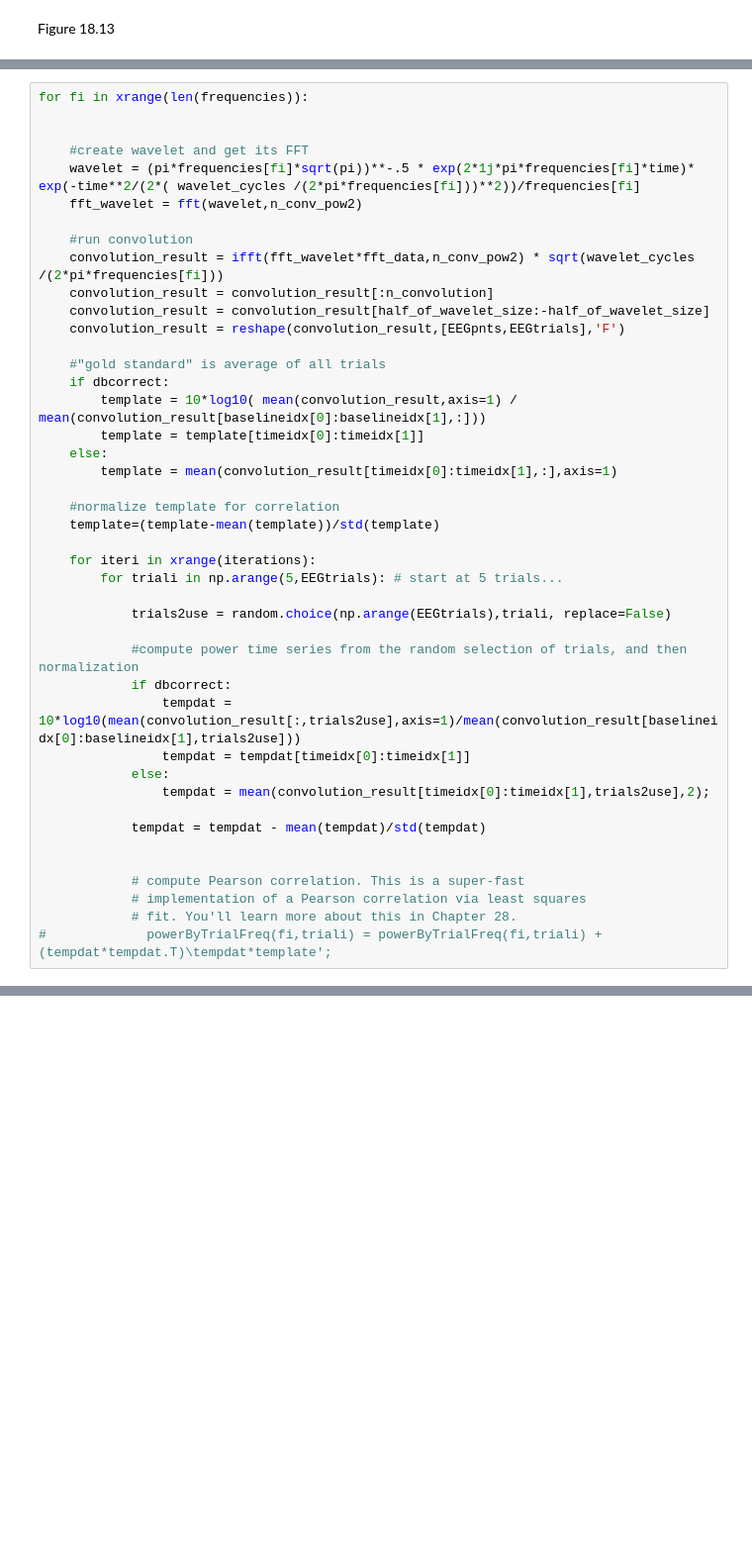
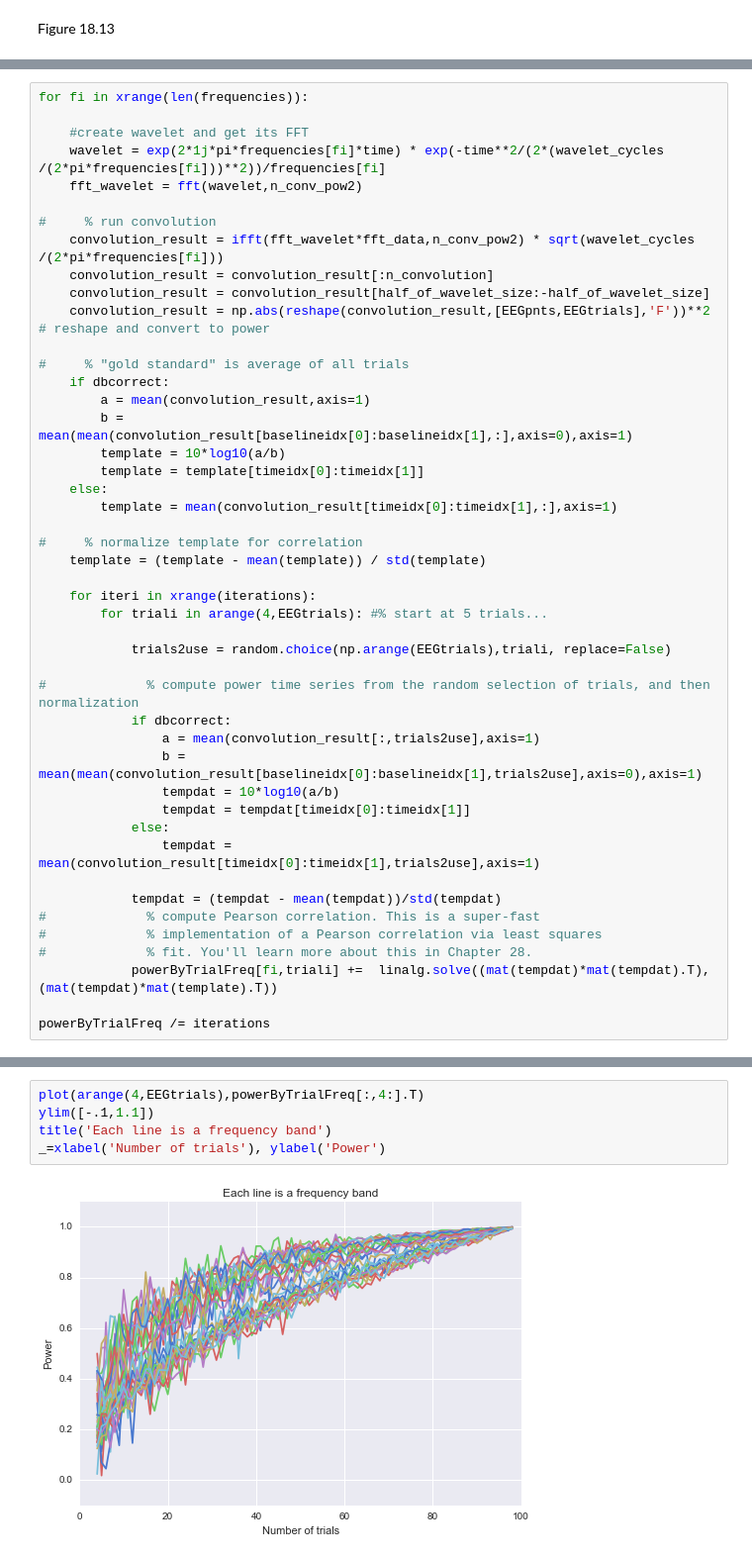
Before and after one commit to lyndond/Analyzing_Neural_Time_Series, a Jupyter notebook: chapter18.ipynb, the cells around one changed output, grey strips where cells are left out. Shown at 99% size. Saved outputs shown, nothing was run; the diff lists cells and outputs as text; blank space fills up the shorter version.

Commit message:
Finished chapter 18

```diff
--- a/chapter18.ipynb
+++ b/chapter18.ipynb
@@ -511,43 +511,46 @@ timeidx = dsearchn(EEGtimes,[start_time, end_time])
 # %%
 for fi in xrange(len(frequencies)):
 
-
     #create wavelet and get its FFT
-    wavelet = (pi*frequencies[fi]*sqrt(pi))**-.5 * exp(2*1j*pi*frequencies[fi]*time)* exp(-time**2/(2*( wavelet_cycles /(2*pi*frequencies[fi]))**2))/frequencies[fi]
+    wavelet = exp(2*1j*pi*frequencies[fi]*time) * exp(-time**2/(2*(wavelet_cycles /(2*pi*frequencies[fi]))**2))/frequencies[fi]
     fft_wavelet = fft(wavelet,n_conv_pow2)
 
-    #run convolution
+#     % run convolution
     convolution_result = ifft(fft_wavelet*fft_data,n_conv_pow2) * sqrt(wavelet_cycles /(2*pi*frequencies[fi]))
     convolution_result = convolution_result[:n_convolution]
     convolution_result = convolution_result[half_of_wavelet_size:-half_of_wavelet_size]
-    convolution_result = reshape(convolution_result,[EEGpnts,EEGtrials],'F')
+    convolution_result = np.abs(reshape(convolution_result,[EEGpnts,EEGtrials],'F'))**2 # reshape and convert to power
 
-    #"gold standard" is average of all trials
+#     % "gold standard" is average of all trials
     if dbcorrect:
-        template = 10*log10( mean(convolution_result,axis=1) / mean(convolution_result[baselineidx[0]:baselineidx[1],:]))
+        a = mean(convolution_result,axis=1)
+        b = mean(mean(convolution_result[baselineidx[0]:baselineidx[1],:],axis=0),axis=1)
+        template = 10*log10(a/b)
         template = template[timeidx[0]:timeidx[1]]
     else:
         template = mean(convolution_result[timeidx[0]:timeidx[1],:],axis=1)
 
-    #normalize template for correlation
-    template=(template-mean(template))/std(template)
+#     % normalize template for correlation
+    template = (template - mean(template)) / std(template)
 
     for iteri in xrange(iterations):
-        for triali in np.arange(5,EEGtrials): # start at 5 trials...
+        for triali in arange(4,EEGtrials): #% start at 5 trials...
 
             trials2use = random.choice(np.arange(EEGtrials),triali, replace=False)
 
-            #compute power time series from the random selection of trials, and then normalization
+#             % compute power time series from the random selection of trials, and then normalization
             if dbcorrect:
-                tempdat = 10*log10(mean(convolution_result[:,trials2use],axis=1)/mean(convolution_result[baselineidx[0]:baselineidx[1],trials2use]))
+                a = mean(convolution_result[:,trials2use],axis=1)
+                b = mean(mean(convolution_result[baselineidx[0]:baselineidx[1],trials2use],axis=0),axis=1)
+                tempdat = 10*log10(a/b)
                 tempdat = tempdat[timeidx[0]:timeidx[1]]
             else:
-                tempdat = mean(convolution_result[timeidx[0]:timeidx[1],trials2use],2);
+                tempdat = mean(convolution_result[timeidx[0]:timeidx[1],trials2use],axis=1)
 
-            tempdat = tempdat - mean(tempdat)/std(tempdat)
+            tempdat = (tempdat - mean(tempdat))/std(tempdat)
+#             % compute Pearson correlation. This is a super-fast
+#             % implementation of a Pearson correlation via least squares
+#             % fit. You'll learn more about this in Chapter 28.
+            powerByTrialFreq[fi,triali] +=  linalg.solve((mat(tempdat)*mat(tempdat).T),(mat(tempdat)*mat(template).T))
 
-
-            # compute Pearson correlation. This is a super-fast
-            # implementation of a Pearson correlation via least squares
-            # fit. You'll learn more about this in Chapter 28.
-#             powerByTrialFreq(fi,triali) = powerByTrialFreq(fi,triali) + (tempdat*tempdat.T)\tempdat*template';
+powerByTrialFreq /= iterations
@@ -558,0 +557,7 @@ NameError: name 'triali' is not defined
+# %%
+plot(arange(4,EEGtrials),powerByTrialFreq[:,4:].T)
+ylim([-.1,1.1])
+title('Each line is a frequency band')
+_=xlabel('Number of trials'), ylabel('Power')
+# %% [output]
+[figure, added]
```
Also changed, not shown: parts of 7 cells of this notebook.
